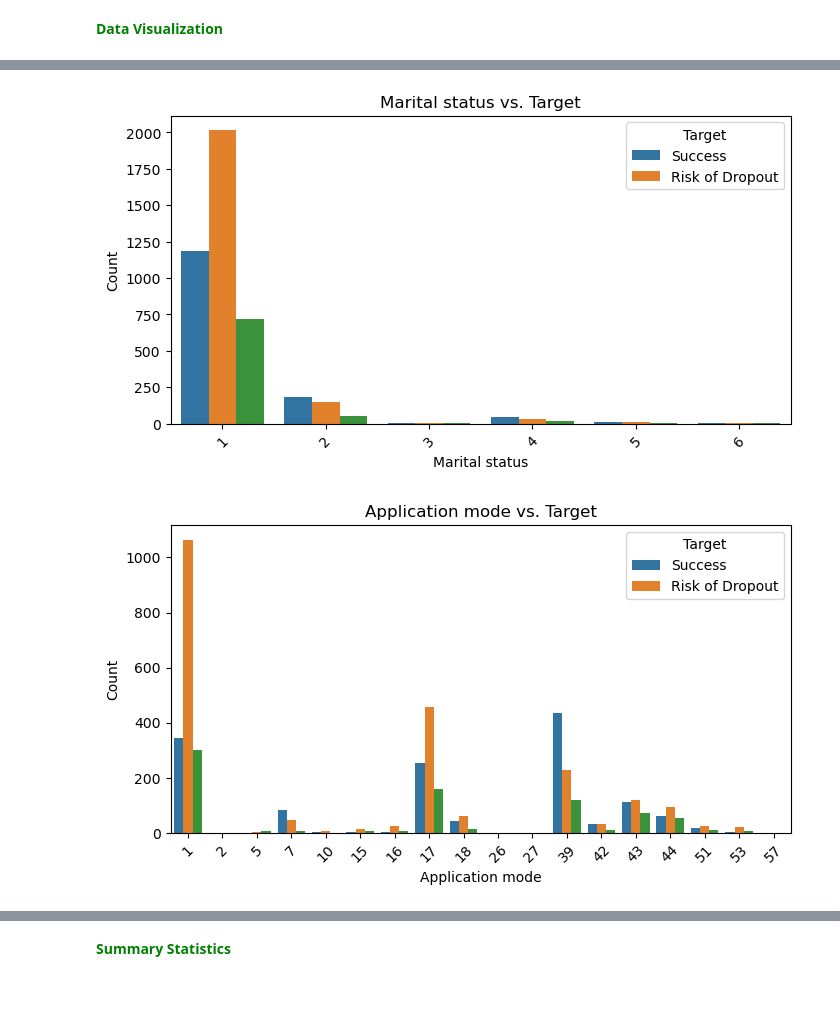
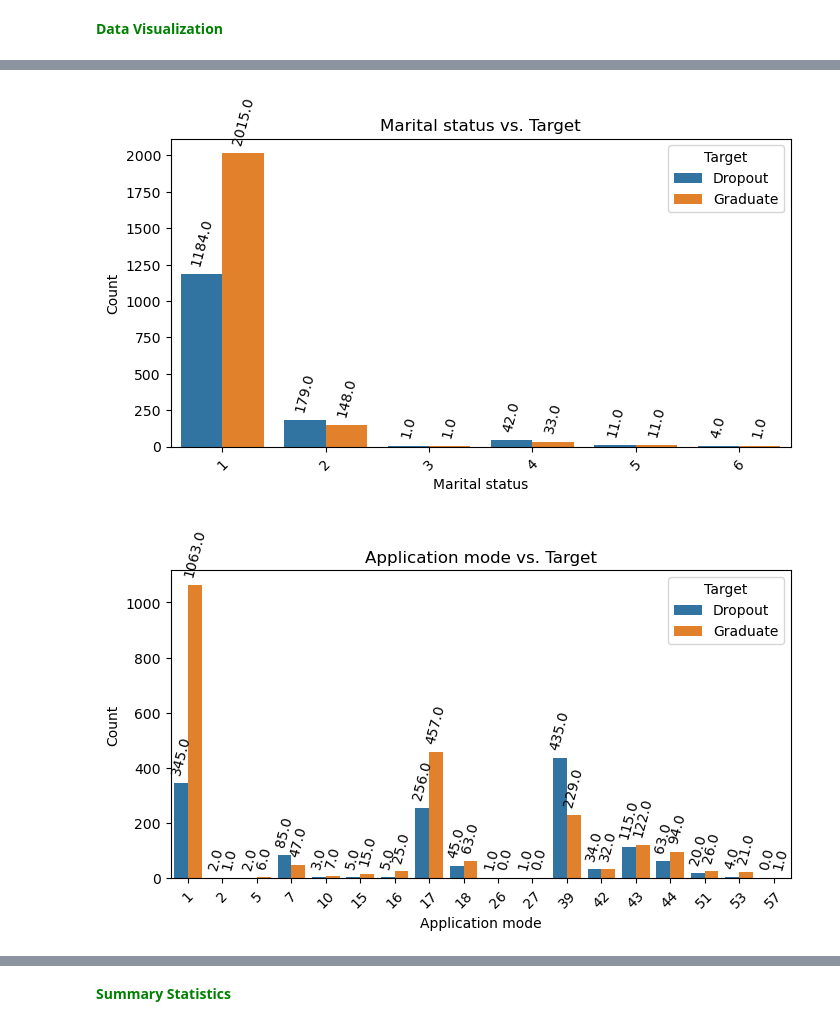
Before and after one commit to omar-kabeer/forecasting-academic-trajectories, a Jupyter notebook: notebooks/notebook.ipynb, the cells around one changed output, grey strips where cells are left out. Cells and saved outputs as stored; diff of their text form; code cells hidden in the pictures; blank space fills up the shorter version.

```diff
--- a/notebooks/notebook.ipynb
+++ b/notebooks/notebook.ipynb
@@ -762,15 +739,22 @@ for feature in numeric_features:
 # %%
 # Bivariate Analysis - Relationship between the target variable 'Target' and other features
 # Bar plots for categorical features vs. Target
 for feature in categorical_features:
     plt.figure(figsize=(8, 4))
-    sns.countplot(data=df, x=feature, hue='Target')
+    ax = sns.countplot(data=df, x=feature, hue='Target')
     plt.title(f'{feature} vs. Target')
     plt.xlabel(feature)
     plt.ylabel('Count')
     plt.xticks(rotation=45)
-    plt.legend(title='Target', loc='upper right', labels=['Success', 'Risk of Dropout'])
+    plt.legend(title='Target', loc='upper right', labels=['Dropout', 'Graduate'])
+
+    # Add count labels above each bar
+    for p in ax.patches:
+        height = p.get_height()
+        ax.annotate(f'{height}', xy=(p.get_x() + p.get_width() / 2, height), xytext=(0, 5),
+                    textcoords='offset points', ha='center', va='bottom', rotation=75)
+
     plt.show()
 # %% [output]
-[figure, old version]
+[figure, new version]
-[figure, old version]
+[figure, new version]
```
Also changed, not shown: parts of 19 cells of this notebook.
